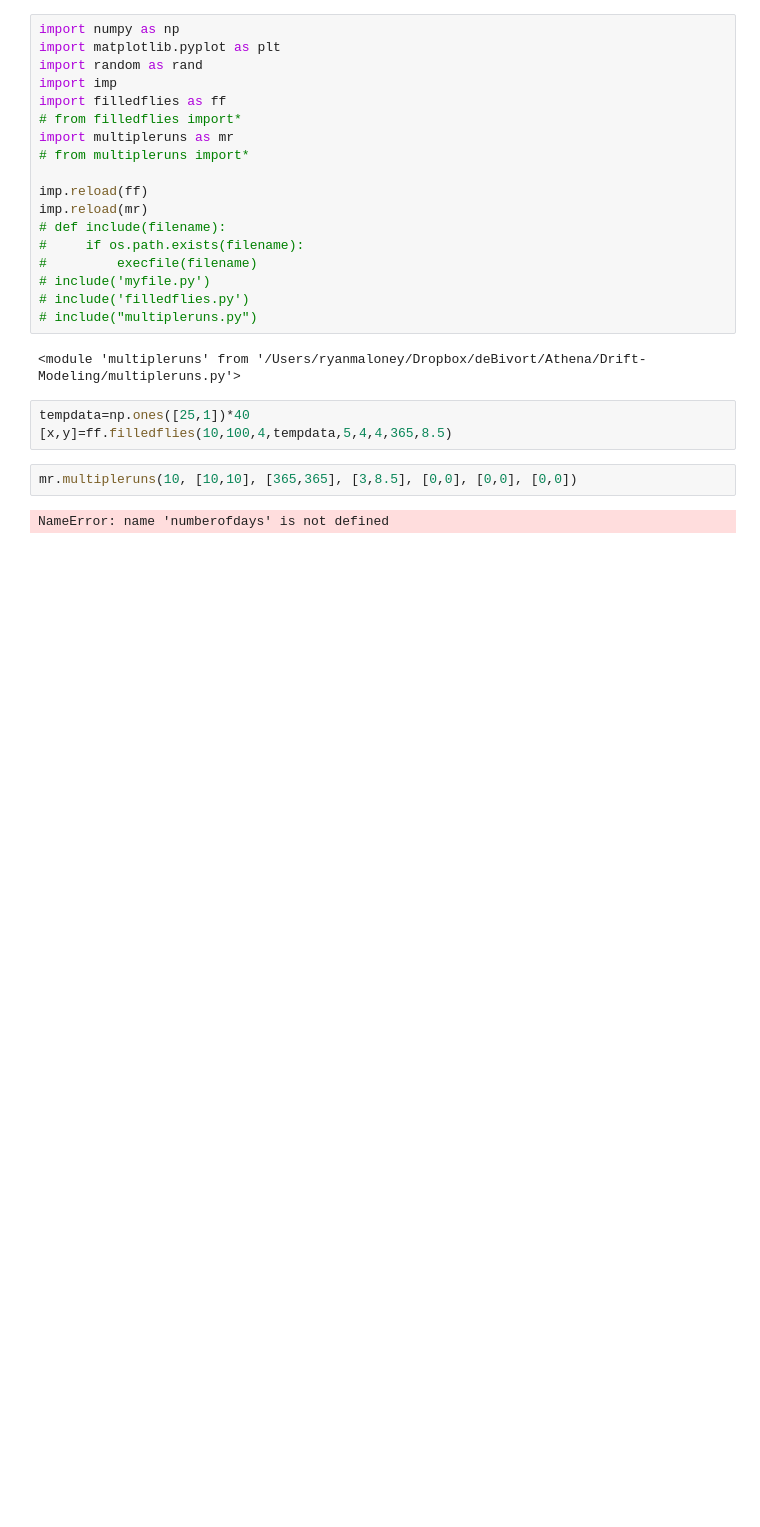
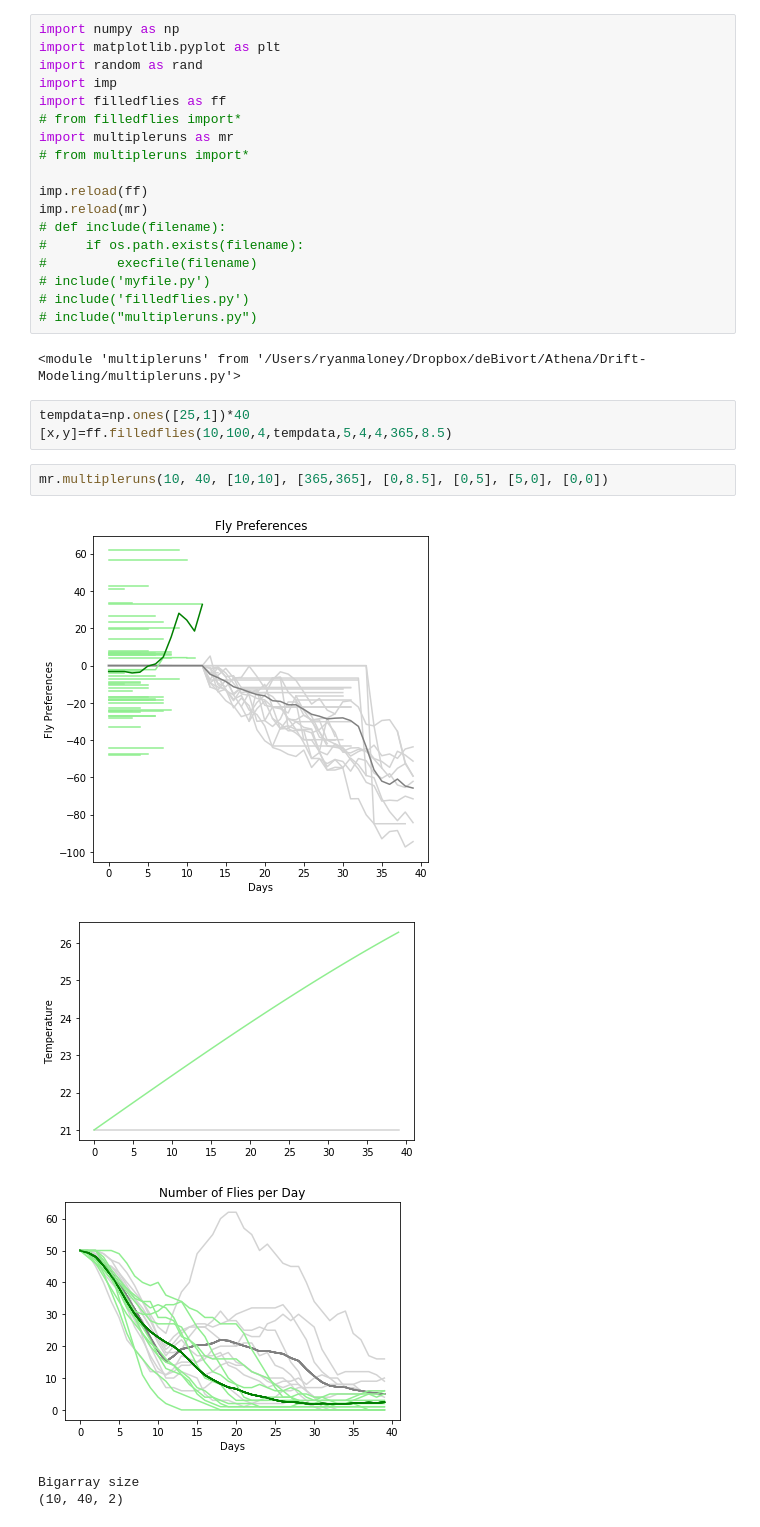
Before and after one commit to athena-ye/Drift-Modeling, a Jupyter notebook: Stochastic Model.ipynb, the cells around one changed output. Cells and saved outputs as stored; diff of their text form; blank space fills up the shorter version.

Commit message:
Fixed bugs in displaying figures

```diff
--- a/Stochastic Model.ipynb
+++ b/Stochastic Model.ipynb
@@ -22,6 +22,10 @@ imp.reload(mr)
 tempdata=np.ones([25,1])*40
 [x,y]=ff.filledflies(10,100,4,tempdata,5,4,4,365,8.5)
 # %%
-mr.multipleruns(10, [10,10], [365,365], [3,8.5], [0,0], [0,0], [0,0])
+mr.multipleruns(10, 40, [10,10], [365,365], [0,8.5], [0,5], [5,0], [0,0])
 # %% [output]
+[figure, added]
+[figure, added]
+[figure, added]
-NameError: name 'numberofdays' is not defined
+Bigarray size
+(10, 40, 2)
```
Also changed, not shown: 2 other files.
